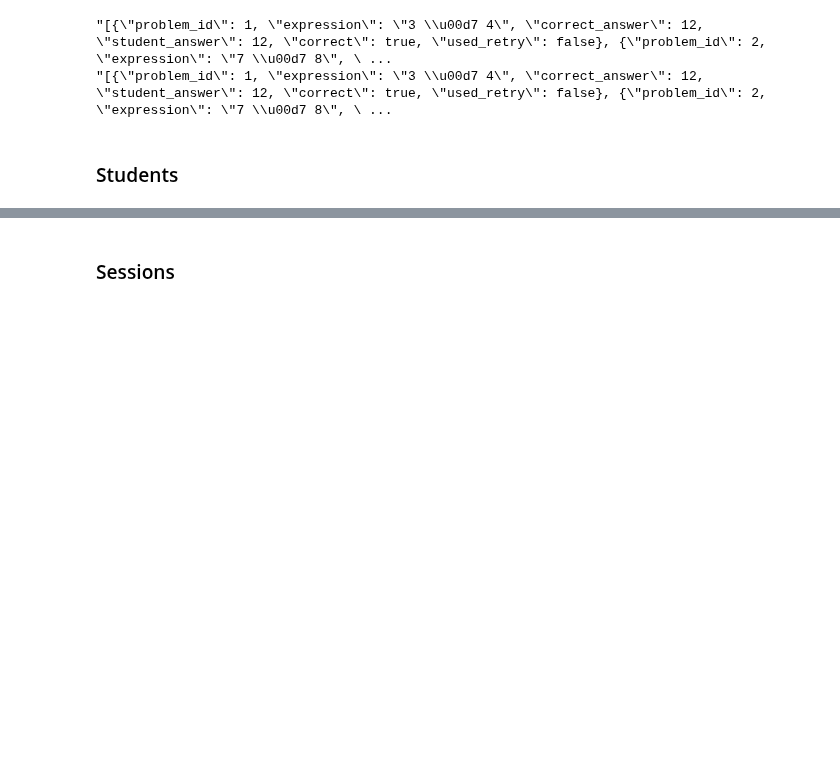
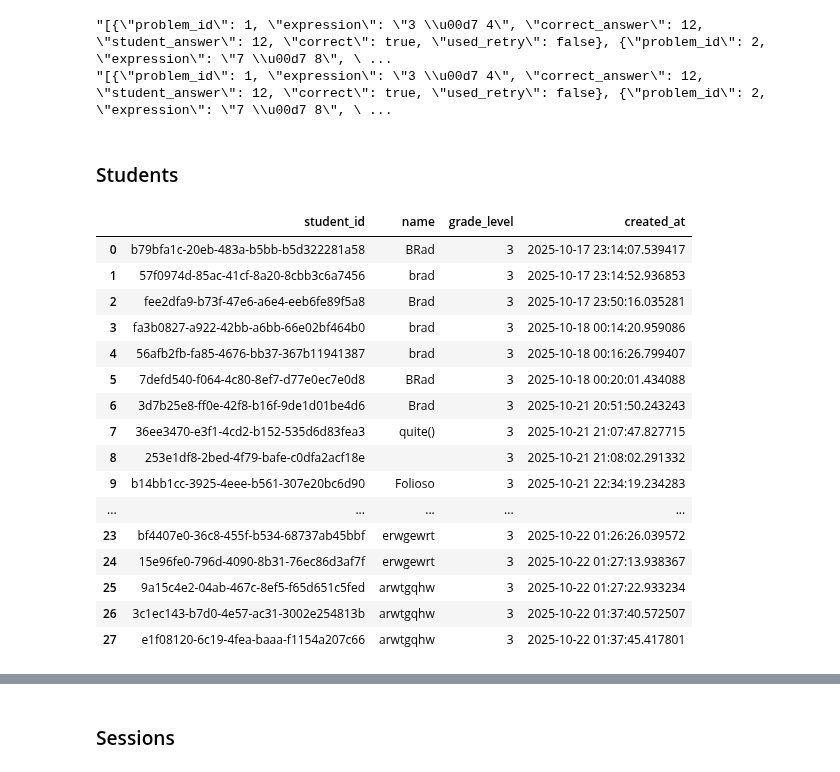
Before and after one commit to brfoley76/PromptingHumanAgent, a Jupyter notebook: backend/analysis.ipynb, the cells around one changed output, grey strips where cells are left out. Cells and saved outputs as stored; diff of their text form; code cells hidden in the pictures; blank space fills up the shorter version.

```diff
--- a/backend/analysis.ipynb
+++ b/backend/analysis.ipynb
@@ -82,6 +82,30 @@ for index, row in act.iterrows():
 "[{\"problem_id\": 1, \"expression\": \"3 \\u00d7 4\", \"correct_answer\": 12, \"student_answer\": 12, \"correct\": true, \"used_retry\": false}, {\"problem_id\": 2, \"expression\": \"7 \\u00d7 8\", \ ...
 # %% [markdown]
 ### Students
+# %%
+students = query("""
+    SELECT *
+    FROM students st
+""")
+display(students)
+# %% [output]
+|  | student_id | name | grade_level | created_at |
+| 0 | b79bfa1c-20eb-483a-b5bb-b5d322281a58 | BRad | 3 | 2025-10-17 23:14:07.539417 |
+| 1 | 57f0974d-85ac-41cf-8a20-8cbb3c6a7456 | brad | 3 | 2025-10-17 23:14:52.936853 |
+| 2 | fee2dfa9-b73f-47e6-a6e4-eeb6fe89f5a8 | Brad | 3 | 2025-10-17 23:50:16.035281 |
+| 3 | fa3b0827-a922-42bb-a6bb-66e02bf464b0 | brad | 3 | 2025-10-18 00:14:20.959086 |
+| 4 | 56afb2fb-fa85-4676-bb37-367b11941387 | brad | 3 | 2025-10-18 00:16:26.799407 |
+| 5 | 7defd540-f064-4c80-8ef7-d77e0ec7e0d8 | BRad | 3 | 2025-10-18 00:20:01.434088 |
+| 6 | 3d7b25e8-ff0e-42f8-b16f-9de1d01be4d6 | Brad | 3 | 2025-10-21 20:51:50.243243 |
+| 7 | 36ee3470-e3f1-4cd2-b152-535d6d83fea3 | quite() | 3 | 2025-10-21 21:07:47.827715 |
+| 8 | 253e1df8-2bed-4f79-bafe-c0dfa2acf18e |  | 3 | 2025-10-21 21:08:02.291332 |
+| 9 | b14bb1cc-3925-4eee-b561-307e20bc6d90 | Folioso | 3 | 2025-10-21 22:34:19.234283 |
+| ... | ... | ... | ... | ... |
+| 23 | bf4407e0-36c8-455f-b534-68737ab45bbf | erwgewrt | 3 | 2025-10-22 01:26:26.039572 |
+| 24 | 15e96fe0-796d-4090-8b31-76ec86d3af7f | erwgewrt | 3 | 2025-10-22 01:27:13.938367 |
+| 25 | 9a15c4e2-04ab-467c-8ef5-f65d651c5fed | arwtgqhw | 3 | 2025-10-22 01:27:22.933234 |
+| 26 | 3c1ec143-b7d0-4e57-ac31-3002e254813b | arwtgqhw | 3 | 2025-10-22 01:37:40.572507 |
+| 27 | e1f08120-6c19-4fea-baaa-f1154a207c66 | arwtgqhw | 3 | 2025-10-22 01:37:45.417801 |
 # %%
 # View all students
 students = query("""
```
Also changed, not shown: parts of 2 cells of this notebook, 10 other files.
